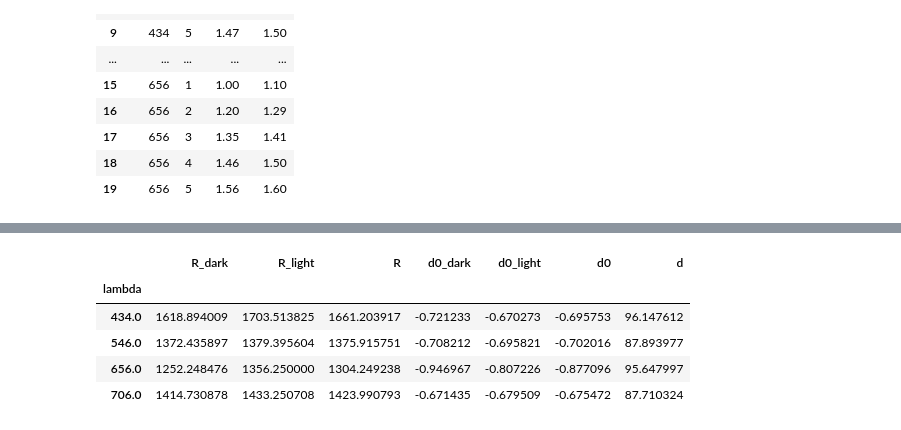
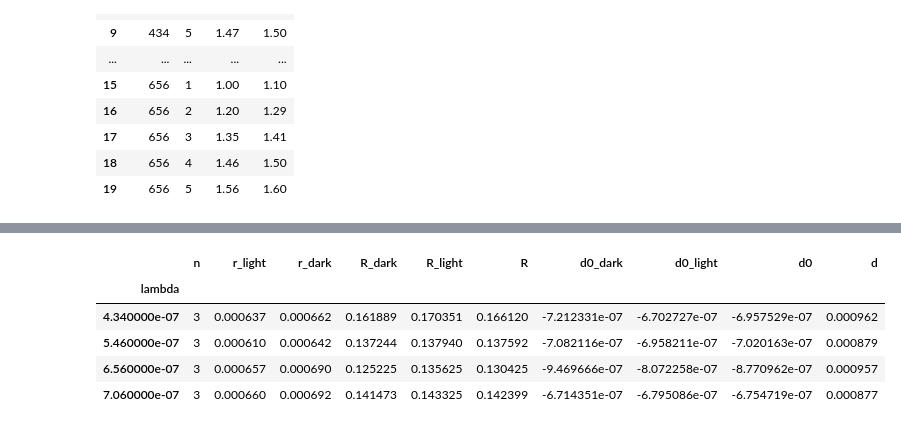
Before and after one commit to ShkalikovOleh/Physics-Labs, a Jupyter notebook: Optics/Lab 4 Newtons rings/Lab 4 Newtons rings.ipynb, the cells around one changed output, grey strips where cells are left out. Saved outputs shown, nothing was run; the diff lists cells and outputs as text; code cells hidden in the pictures.

```diff
--- a/Optics/Lab 4 Newtons rings/Lab 4 Newtons rings.ipynb
+++ b/Optics/Lab 4 Newtons rings/Lab 4 Newtons rings.ipynb
@@ -60,10 +60,10 @@ row = 0
 for wave in np.unique(df['lambda']):
     temp = gdf.get_group(wave)
     x0 = temp['n']
-    y0 = temp['r_dark'] ** 2 * 10**10
+    y0 = temp['r_dark'] ** 2 * 10**8
 
     x = np.arange(0, 6, 0.0001)
-    y = koefs_dark[wave][0] * x * 10**10 + koefs_dark[wave][1] * 10**10
+    y = koefs_dark[wave][0] * x * 10**8 + koefs_dark[wave][1] * 10**8
 
     axs[row, column].grid()
     axs[row, column].set_xticks(np.arange(0,7,1), minor=False)
@@ -72,16 +72,16 @@ for wave in np.unique(df['lambda']):
     axs[row, column].plot(x, y)
     axs[row, column].plot(x0, y0, 'o')
 
-    axs[row, column].text(3, np.min(y) + 0.1, r"$k = $" + str(np.round(koefs_dark[wave][0] * 10**10, 3)))
-    axs[row, column].text(3, np.min(y) + 7, r"$b = $" + str(np.round(koefs_dark[wave][1] * 10**10, 3)))
+    axs[row, column].text(3, np.min(y) + 0.1, r"$k = $" + str(np.round(koefs_dark[wave][0] * 10**8, 3)) + r"$\cdot 10^{-8}$" )
+    axs[row, column].text(3, np.min(y) + 7, r"$b = $" + str(np.round(koefs_dark[wave][1] * 10**8, 3)) + r"$\cdot 10^{-8}$" )
 
     column = (column + 1)%2
     if column is 0:
         row += 1
 
-axs[0, 0].set(ylabel = r"$r^2_{тем} \cdot 10^{10}$")
+axs[0, 0].set(ylabel = r"$r^2_{тем} \cdot 10^{8}$")
 axs[0, 1].set(xlabel = "", ylabel="")
-axs[1, 0].set(xlabel = "m", ylabel = r"$r^2_{тем} \cdot 10^{10}$")
+axs[1, 0].set(xlabel = "m", ylabel = r"$r^2_{тем} \cdot 10^{8}$")
 axs[1, 1].set(xlabel = "m", ylabel="")
 
 plt.savefig(f"report/assets/r_dark(m).pdf" )
@@ -95,10 +95,10 @@ row = 0
 for wave in np.unique(df['lambda']):
     temp = gdf.get_group(wave)
     x0 = temp['n']
-    y0 = temp['r_light'] ** 2 * 10**10
+    y0 = temp['r_light'] ** 2 * 10**8
 
     x = np.arange(0, 6, 0.0001)
-    y = koefs_light[wave][0] * x * 10**10 + koefs_light[wave][1] * 10**10
+    y = koefs_light[wave][0] * x * 10**8 + koefs_light[wave][1] * 10**8
 
     axs[row, column].grid()
     axs[row, column].set_xticks(np.arange(0,7,1), minor=False)
@@ -107,16 +107,16 @@ for wave in np.unique(df['lambda']):
     axs[row, column].plot(x, y)
     axs[row, column].plot(x0, y0, 'o')
 
-    axs[row, column].text(3, np.min(y) + 0.1, r"$k = $" + str(np.round(koefs_light[wave][0] * 10**10, 3)))
-    axs[row, column].text(3, np.min(y) + 7, r"$b = $" + str(np.round(koefs_light[wave][1] * 10**10, 3)))
+    axs[row, column].text(3, np.min(y) + 0.1, r"$k = $" + str(np.round(koefs_light[wave][0] * 10**8, 3)) + r"$\cdot 10^{-8}$" )
+    axs[row, column].text(3, np.min(y) + 7, r"$b = $" + str(np.round(koefs_light[wave][1] * 10**8, 3)) + r"$\cdot 10^{-8}$" )
 
     column = (column + 1)%2
     if column is 0:
         row += 1
 
-axs[0, 0].set(ylabel = r"$r^2_{світ} \cdot 10^{10}$")
+axs[0, 0].set(ylabel = r"$r^2_{світ} \cdot 10^{8}$")
 axs[0, 1].set(xlabel = "", ylabel="")
-axs[1, 0].set(xlabel = "m", ylabel = r"$r^2_{світ} \cdot 10^{10}$")
+axs[1, 0].set(xlabel = "m", ylabel = r"$r^2_{світ} \cdot 10^{8}$")
 axs[1, 1].set(xlabel = "m", ylabel="")
 
 plt.savefig(f"report/assets/r_light(m).pdf" )
@@ -159,22 +159,17 @@ print(d)
 # %%
-df['R_dark'] = df['lambda'].map(R_dark) * 10**6
-df['R_light'] = df['lambda'].map(R_light) * 10**6
-df['R'] = df['lambda'].map(R) * 10**6
-df['d0_dark'] = df['lambda'].map(d0_dark) * 10**6
-df['d0_light'] = df['lambda'].map(d0_light) * 10**6
-df['d0'] = df['lambda'].map(d0) * 10**6
-df['d'] = df['lambda'].map(d) * 10**6
-
-df['lambda'] = df['lambda'] * 10**9
-df['r_light'] = df['r_light'] * 10**5
-df['r_dark'] = df['r_dark'] * 10**5
+df['R_dark'] = df['lambda'].map(R_dark)
+df['R_light'] = df['lambda'].map(R_light)
+df['R'] = df['lambda'].map(R)
+df['d0_dark'] = df['lambda'].map(d0_dark)
+df['d0_light'] = df['lambda'].map(d0_light)
+df['d0'] = df['lambda'].map(d0)
+df['d'] = df['lambda'].map(d)
 # %%
-df.drop(['n', 'r_light', 'r_dark'], axis = 1, inplace=True)
 df.groupby('lambda').mean()
 # %% [output]
-|  | R_dark | R_light | R | d0_dark | d0_light | d0 | d |
-| lambda |  |  |  |  |  |  |  |
-| 434.0 | 1618.894009 | 1703.513825 | 1661.203917 | -0.721233 | -0.670273 | -0.695753 | 96.147612 |
-| 546.0 | 1372.435897 | 1379.395604 | 1375.915751 | -0.708212 | -0.695821 | -0.702016 | 87.893977 |
-| 656.0 | 1252.248476 | 1356.250000 | 1304.249238 | -0.946967 | -0.807226 | -0.877096 | 95.647997 |
-| 706.0 | 1414.730878 | 1433.250708 | 1423.990793 | -0.671435 | -0.679509 | -0.675472 | 87.710324 |
+|  | n | r_light | r_dark | R_dark | R_light | R | d0_dark | d0_light | d0 | d |
+| lambda |  |  |  |  |  |  |  |  |  |  |
+| 4.340000e-07 | 3 | 0.000637 | 0.000662 | 0.161889 | 0.170351 | 0.166120 | -7.212331e-07 | -6.702727e-07 | -6.957529e-07 | 0.000962 |
+| 5.460000e-07 | 3 | 0.000610 | 0.000642 | 0.137244 | 0.137940 | 0.137592 | -7.082116e-07 | -6.958211e-07 | -7.020163e-07 | 0.000879 |
+| 6.560000e-07 | 3 | 0.000657 | 0.000690 | 0.125225 | 0.135625 | 0.130425 | -9.469666e-07 | -8.072258e-07 | -8.770962e-07 | 0.000957 |
+| 7.060000e-07 | 3 | 0.000660 | 0.000692 | 0.141473 | 0.143325 | 0.142399 | -6.714351e-07 | -6.795086e-07 | -6.754719e-07 | 0.000877 |
```
Also changed, not shown: parts of 7 cells of this notebook, 6 other files.
